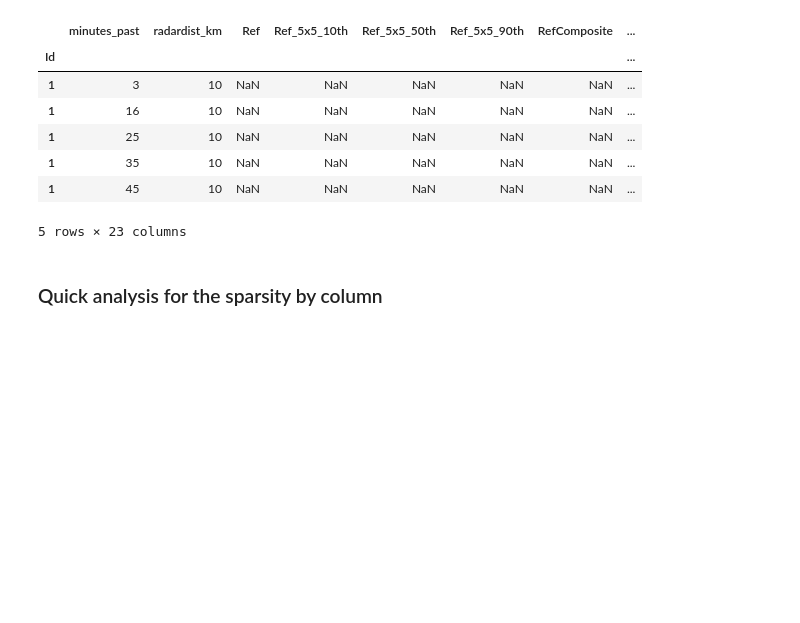
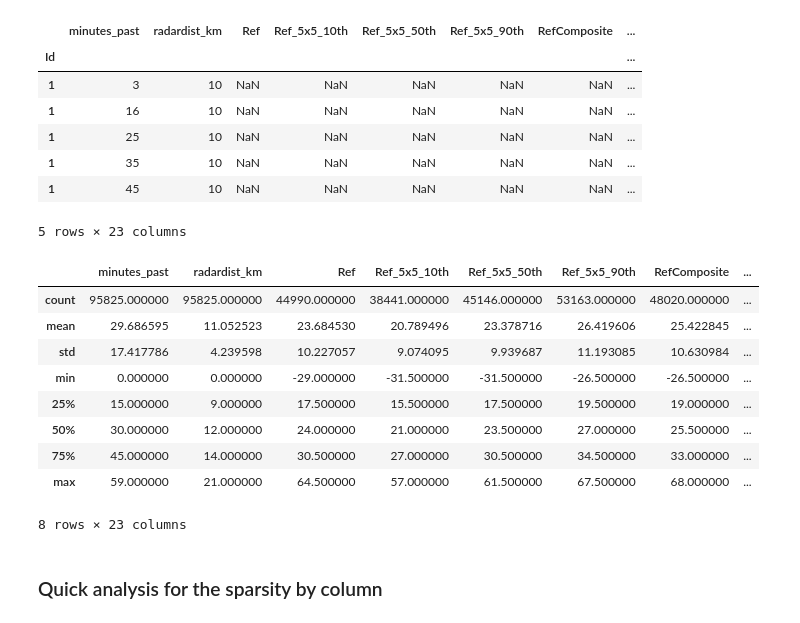
Before and after one commit to ToqueWillot/M2DAC, a Jupyter notebook: FDMS/TME3/Submit_V1.ipynb, the cells around one changed output. Cells and saved outputs as stored; diff of their text form; code cells hidden in the pictures; blank space fills up the shorter version.

```diff
--- a/FDMS/TME3/Submit_V1.ipynb
+++ b/FDMS/TME3/Submit_V1.ipynb
@@ -81,6 +81,19 @@ raw.head(5)
 | 1 | 35 | 10 | NaN | NaN | NaN | NaN | NaN | ... |
 | 1 | 45 | 10 | NaN | NaN | NaN | NaN | NaN | ... |
 5 rows × 23 columns
+# %%
+raw.describe()
+# %% [output]
+|  | minutes_past | radardist_km | Ref | Ref_5x5_10th | Ref_5x5_50th | Ref_5x5_90th | RefComposite | ... |
+| count | 95825.000000 | 95825.000000 | 44990.000000 | 38441.000000 | 45146.000000 | 53163.000000 | 48020.000000 | ... |
+| mean | 29.686595 | 11.052523 | 23.684530 | 20.789496 | 23.378716 | 26.419606 | 25.422845 | ... |
+| std | 17.417786 | 4.239598 | 10.227057 | 9.074095 | 9.939687 | 11.193085 | 10.630984 | ... |
+| min | 0.000000 | 0.000000 | -29.000000 | -31.500000 | -31.500000 | -26.500000 | -26.500000 | ... |
+| 25% | 15.000000 | 9.000000 | 17.500000 | 15.500000 | 17.500000 | 19.500000 | 19.000000 | ... |
+| 50% | 30.000000 | 12.000000 | 24.000000 | 21.000000 | 23.500000 | 27.000000 | 25.500000 | ... |
+| 75% | 45.000000 | 14.000000 | 30.500000 | 27.000000 | 30.500000 | 34.500000 | 33.000000 | ... |
+| max | 59.000000 | 21.000000 | 64.500000 | 57.000000 | 61.500000 | 67.500000 | 68.000000 | ... |
+8 rows × 23 columns
 # %% [markdown]
 ### Quick analysis for the sparsity by column
 # %%
```
Also changed, not shown: parts of 25 cells of this notebook, 30 other files.
